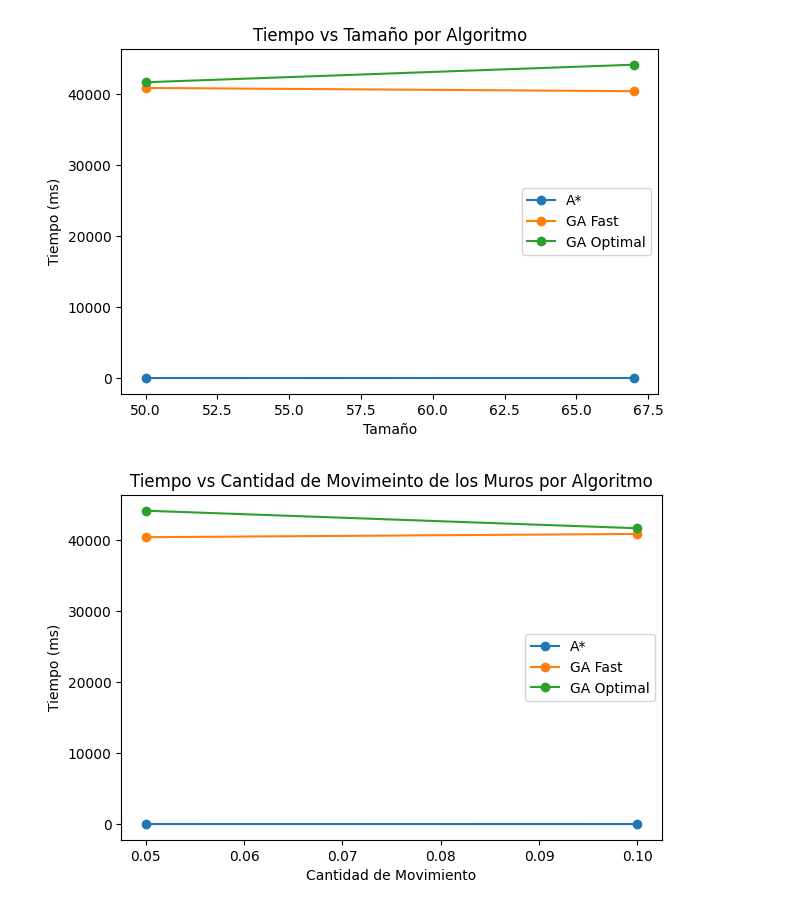
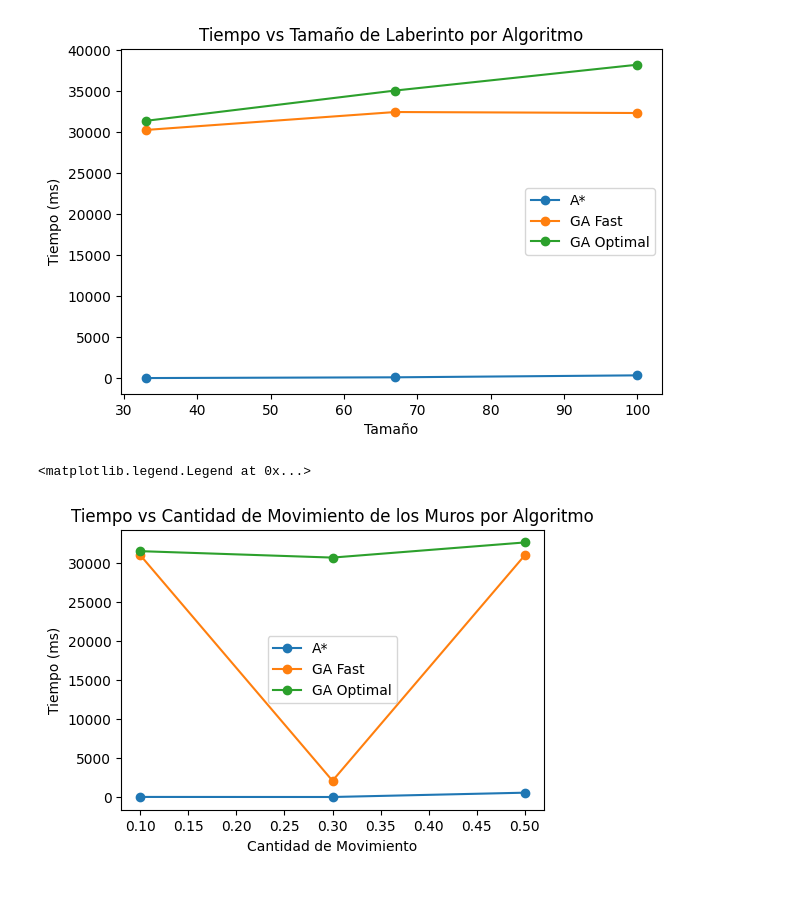
Before and after one commit to BastiBernal/Tarea-1-IA, a Jupyter notebook: experiments/analisis_resultados.ipynb, the cells around one changed output. Drawn from its saved outputs; the diff is of its cells as text; code cells hidden in the pictures.

Commit message:
Resultados Análisis

```diff
--- a/experiments/analisis_resultados.ipynb
+++ b/experiments/analisis_resultados.ipynb
@@ -45,9 +58,9 @@ Primeras 5 filas:
 # %%
 # Grafico con tamaño de laberinto variable
 
-# df_size = pd.read_csv('./results/size_var.csv')
+df_size = pd.read_csv('./results/Size_var_experiment.csv')
 
-df_size = combined_df
+# df_size = combined_df
 
 plt.figure(figsize=(12, 8))
 
@@ -66,33 +79,34 @@ plt.legend()
 plt.tight_layout()
 plt.show()
 # %% [output]
-[figure, old version]
+[figure, new version]
 # %%
 # Grafico con crazy value variable
 
-# df_crazy = df_goals = pd.read_csv('./results/crazy_var.csv')
+df_crazy = pd.read_csv('./results/Crazy_var_experiment.csv')
 
-df_crazy = combined_df
+# df_crazy = combined_df
 
 plt.figure(figsize=(12, 8))
 
 plt.subplot(2, 2, 1)
 for algorithm in df_crazy['algorithm'].unique():
     data = df_crazy[df_crazy['algorithm'] == algorithm]
 
     # agrupar por el tamaño de laberinto y calcular el promedio del tiempo
     data.groupby('crazy_value')['time_ms'].mean().plot(kind='line', marker='o', label=algorithm)
 
 plt.title('Tiempo vs Cantidad de Movimiento de los Muros por Algoritmo')
 plt.xlabel('Cantidad de Movimiento')
 plt.ylabel('Tiempo (ms)')
 plt.legend()
 
 
-plt.tight_layout()
-plt.show()
+# plt.tight_layout()
+# plt.show()
 # %% [output]
+<matplotlib.legend.Legend at 0x...>
-[figure, old version]
+[figure, new version]
 # %%
 # Grafico con cantidad de muros variable
 
```
Also changed, not shown: parts of 5 cells of this notebook, 5 other files.
